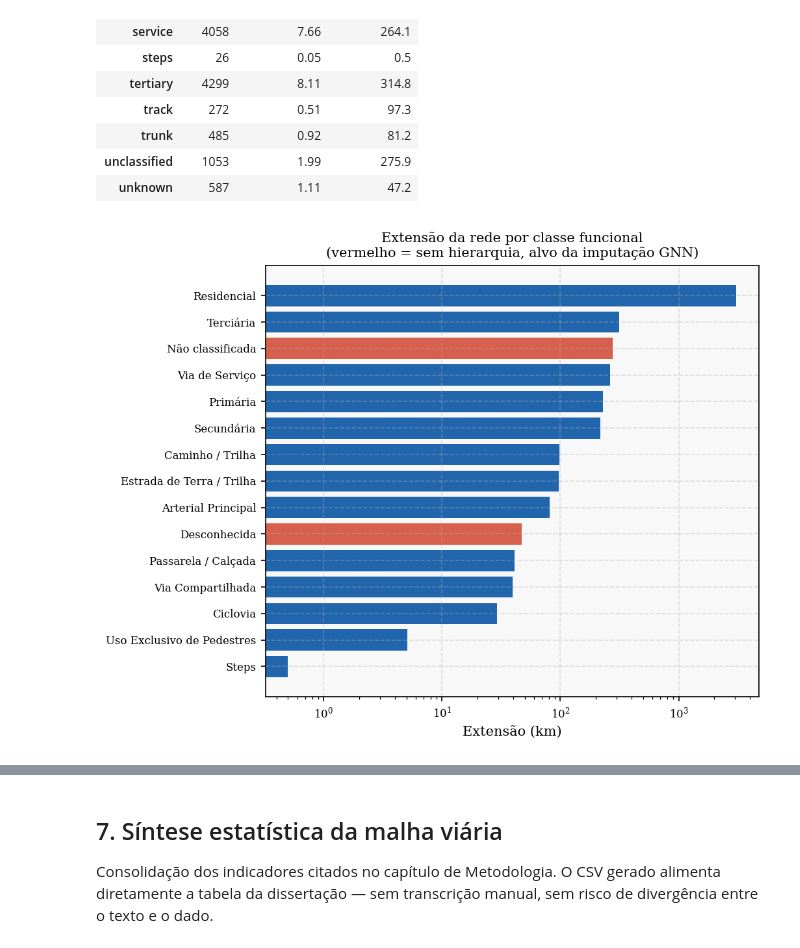
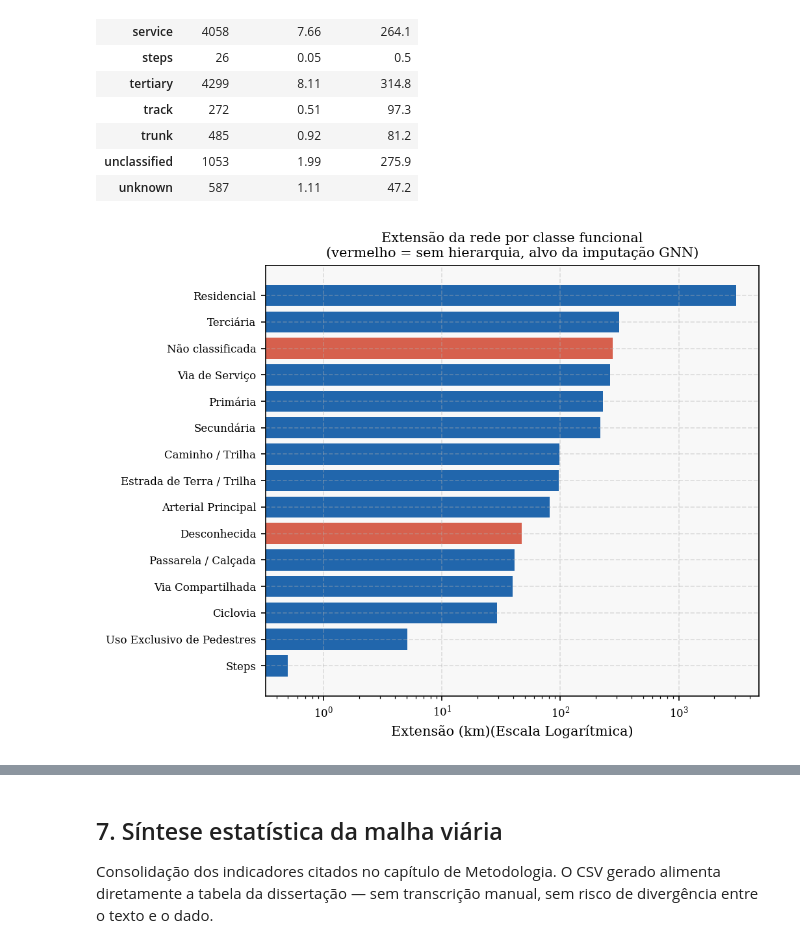
Before and after one commit to felipedantas-pi/ae2sfca-ubs, a Jupyter notebook: notebooks/02.1_Limpeza_e_Topologia.ipynb, the cells around one changed output, grey strips where cells are left out. Drawn from its saved outputs; the diff is of its cells as text; code cells hidden in the pictures.

```diff
--- a/notebooks/02.1_Limpeza_e_Topologia.ipynb
+++ b/notebooks/02.1_Limpeza_e_Topologia.ipynb
@@ -866,35 +882,35 @@ traducao_classes = {
     "path": "Caminho / Trilha",
     "track": "Estrada de Terra / Trilha",
     "service": "Via de Serviço",
     "cycleway": "Ciclovia",
     "unclassified": "Não classificada",
     "unknown": "Desconhecida"
 }
 
 # 2. Aplica a tradução aos rótulos do eixo Y
 rotulos_traduzidos = [traducao_classes.get(str(classe).lower(), str(classe).title())
                       for classe in classes_ordenadas.index]
 
 fig, ax = plt.subplots(figsize=(7, 5.5))
 
 # A lógica de cores continua usando o índice original em inglês para não quebrar a sua constante
 cores_classes = [
     "#D6604D" if classe in CLASSES_SEM_HIERARQUIA else "#2166AC"
     for classe in classes_ordenadas.index
 ]
 
 # 3. Plota as barras substituindo o índice pelos rótulos traduzidos
 ax.barh(rotulos_traduzidos, classes_ordenadas["extensao_km"], color=cores_classes)
 
 ax.set_xscale("log")  # <-- Escala logarítmica aplicada ao eixo X
-ax.set_xlabel("Extensão (km)")
+ax.set_xlabel("Extensão (km)(Escala Logarítmica)")
 ax.set_title("Extensão da rede por classe funcional\n"
              "(vermelho = sem hierarquia, alvo da imputação GNN)")
 plt.tight_layout()
 plt.savefig(FIGURAS_NB / "nb021_fig07_classes_funcionais.png", bbox_inches="tight")
 plt.show()
 # %% [output]
-[figure, old version]
+[figure, new version]
 # %%
 # ── Fig. 08 — Onde estão as vias sem classificação? ─────────────────────────
 fig, ax = plt.subplots(figsize=(5.8, 8.3)); ax.set_facecolor("#E5E5E5")
```
Also changed, not shown: parts of 5 cells of this notebook, 9 other files.
